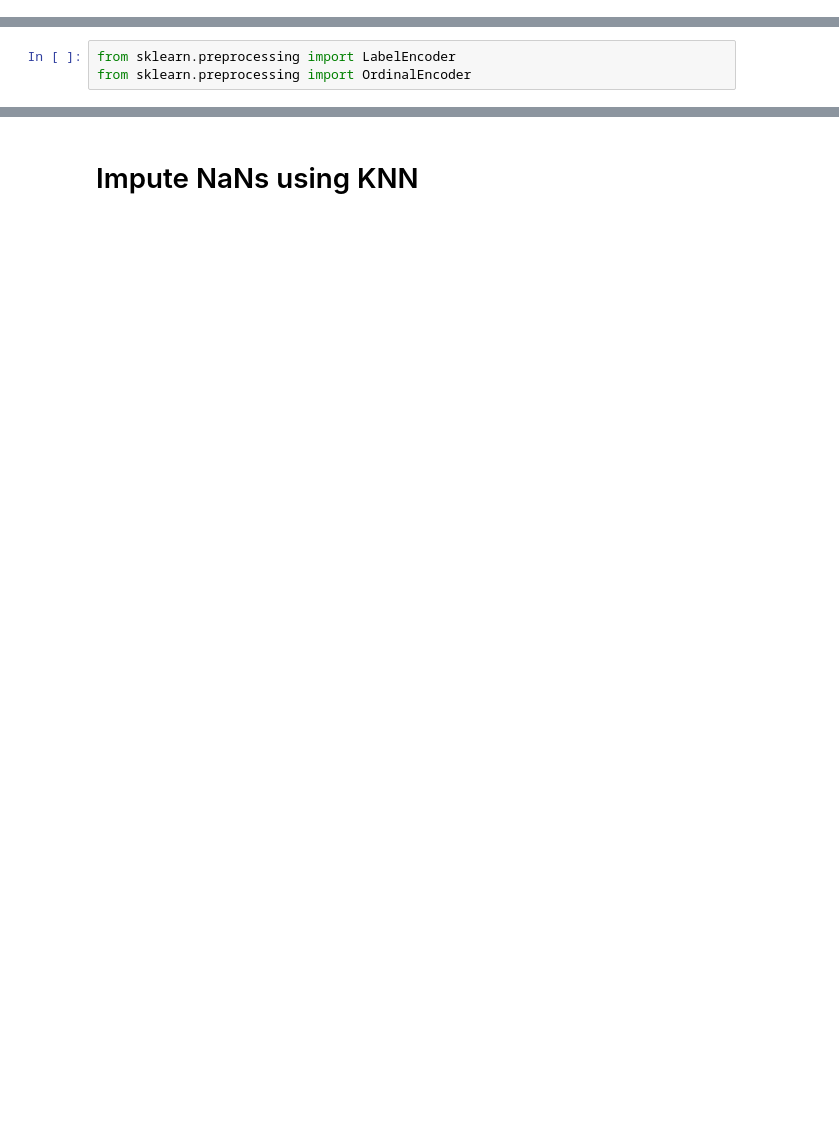
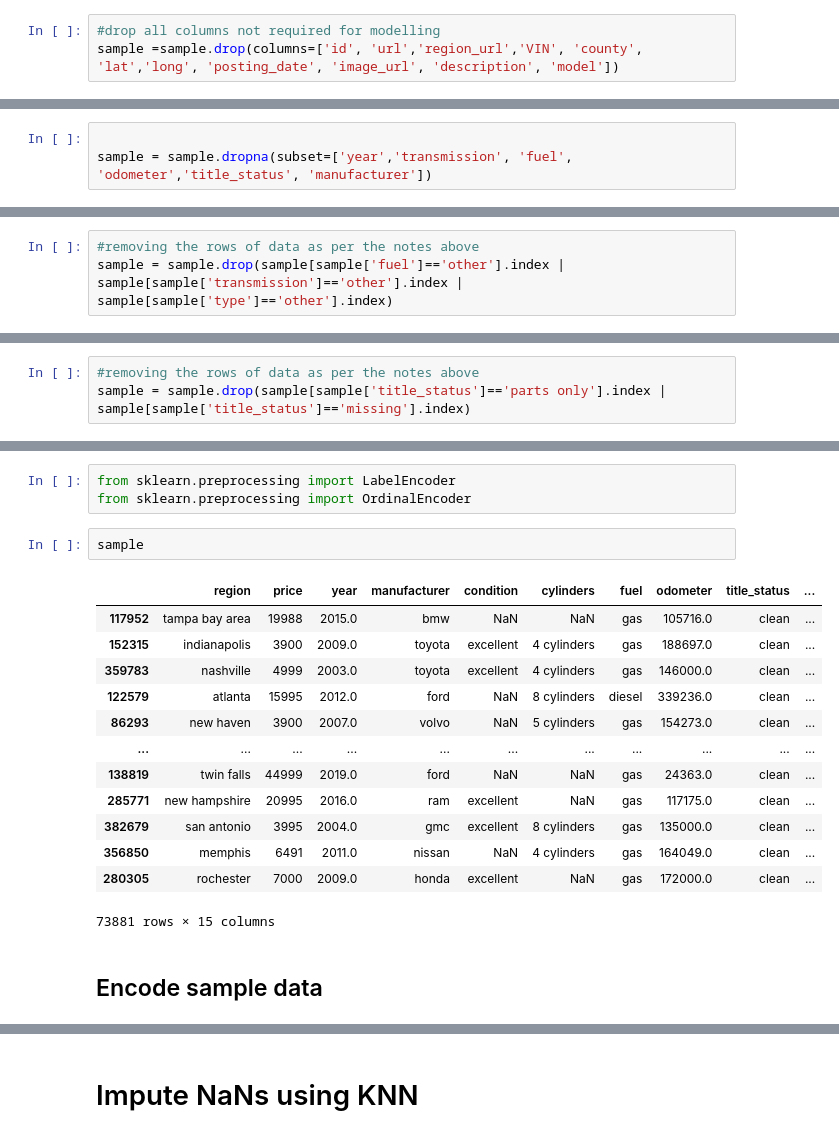
Before and after one commit to foleym7/UsedCarsML, a Jupyter notebook: src/clean_data.ipynb, the cells around one changed output, grey strips where cells are left out. Drawn from its saved outputs; the diff is of its cells as text; blank space fills up the shorter version.

```diff
--- a/src/clean_data.ipynb
+++ b/src/clean_data.ipynb
@@ -24,0 +90,3 @@ raw_data.info() # get the information breakdown of the data
+# %%
+#drop all columns not required for modelling
+sample =sample.drop(columns=['id', 'url','region_url','VIN', 'county', 'lat','long', 'posting_date', 'image_url', 'description', 'model'])
@@ -106,0 +134,3 @@ cols
+# %%
+
+sample = sample.dropna(subset=['year','transmission', 'fuel', 'odometer','title_status', 'manufacturer'])
@@ -106,0 +183,3 @@ cols
+# %%
+#removing the rows of data as per the notes above
+sample = sample.drop(sample[sample['fuel']=='other'].index | sample[sample['transmission']=='other'].index | sample[sample['type']=='other'].index)
@@ -106,0 +188,3 @@ cols
+# %%
+#removing the rows of data as per the notes above
+sample = sample.drop(sample[sample['title_status']=='parts only'].index | sample[sample['title_status']=='missing'].index)
@@ -107,4 +220,22 @@ cols
 # %%
 from sklearn.preprocessing import LabelEncoder
 from sklearn.preprocessing import OrdinalEncoder
+# %%
+sample
+# %% [output]
+|  | region | price | year | manufacturer | condition | cylinders | fuel | odometer | title_status | ... |
+| 117952 | tampa bay area | 19988 | 2015.0 | bmw | NaN | NaN | gas | 105716.0 | clean | ... |
+| 152315 | indianapolis | 3900 | 2009.0 | toyota | excellent | 4 cylinders | gas | 188697.0 | clean | ... |
+| 359783 | nashville | 4999 | 2003.0 | toyota | excellent | 4 cylinders | gas | 146000.0 | clean | ... |
+| 122579 | atlanta | 15995 | 2012.0 | ford | NaN | 8 cylinders | diesel | 339236.0 | clean | ... |
+| 86293 | new haven | 3900 | 2007.0 | volvo | NaN | 5 cylinders | gas | 154273.0 | clean | ... |
+| ... | ... | ... | ... | ... | ... | ... | ... | ... | ... | ... |
+| 138819 | twin falls | 44999 | 2019.0 | ford | NaN | NaN | gas | 24363.0 | clean | ... |
+| 285771 | new hampshire | 20995 | 2016.0 | ram | excellent | NaN | gas | 117175.0 | clean | ... |
+| 382679 | san antonio | 3995 | 2004.0 | gmc | excellent | 8 cylinders | gas | 135000.0 | clean | ... |
+| 356850 | memphis | 6491 | 2011.0 | nissan | NaN | 4 cylinders | gas | 164049.0 | clean | ... |
+| 280305 | rochester | 7000 | 2009.0 | honda | excellent | NaN | gas | 172000.0 | clean | ... |
+73881 rows × 15 columns
+# %% [markdown]
+## Encode sample data
 # %%
```
Also changed, not shown: parts of 81 cells of this notebook, 2 other files.
